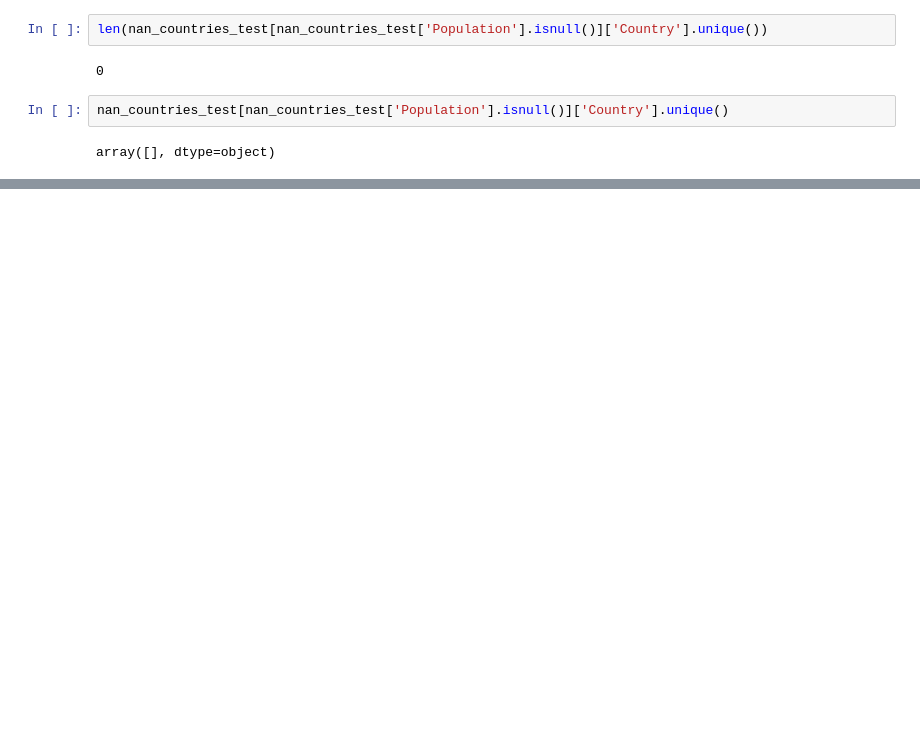
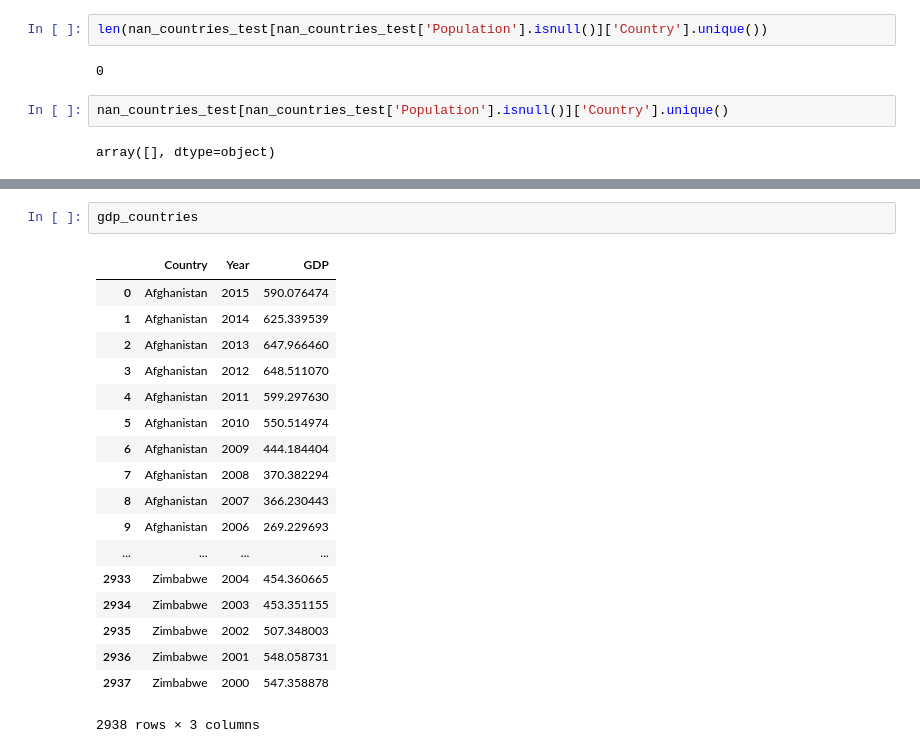
Before and after one commit to PVineeth/lifeexp_ml, a Jupyter notebook: Data_Analysis.ipynb, the cells around one changed output, grey strips where cells are left out. Cells and saved outputs as stored; diff of their text form; blank space fills up the shorter version.

```diff
--- a/Data_Analysis.ipynb
+++ b/Data_Analysis.ipynb
@@ -238,0 +386,21 @@ nan_countries_test[nan_countries_test['Country'] == "Niue"]
+# %%
+gdp_countries
+# %% [output]
+|  | Country | Year | GDP |
+| 0 | Afghanistan | 2015 | 590.076474 |
+| 1 | Afghanistan | 2014 | 625.339539 |
+| 2 | Afghanistan | 2013 | 647.966460 |
+| 3 | Afghanistan | 2012 | 648.511070 |
+| 4 | Afghanistan | 2011 | 599.297630 |
+| 5 | Afghanistan | 2010 | 550.514974 |
+| 6 | Afghanistan | 2009 | 444.184404 |
+| 7 | Afghanistan | 2008 | 370.382294 |
+| 8 | Afghanistan | 2007 | 366.230443 |
+| 9 | Afghanistan | 2006 | 269.229693 |
+| ... | ... | ... | ... |
+| 2933 | Zimbabwe | 2004 | 454.360665 |
+| 2934 | Zimbabwe | 2003 | 453.351155 |
+| 2935 | Zimbabwe | 2002 | 507.348003 |
+| 2936 | Zimbabwe | 2001 | 548.058731 |
+| 2937 | Zimbabwe | 2000 | 547.358878 |
+2938 rows × 3 columns
```
Also changed, not shown: parts of 21 cells of this notebook, 12 other files.
